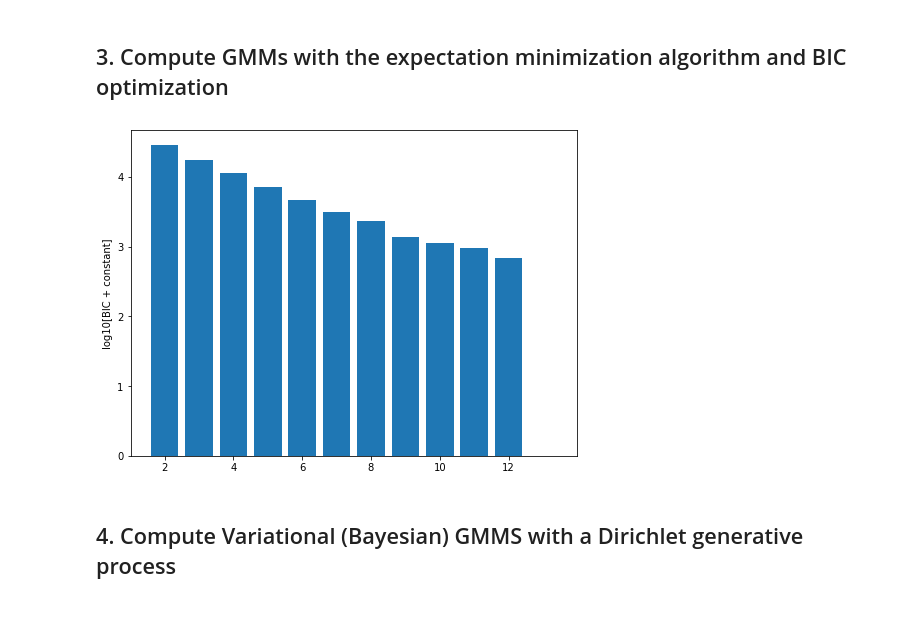
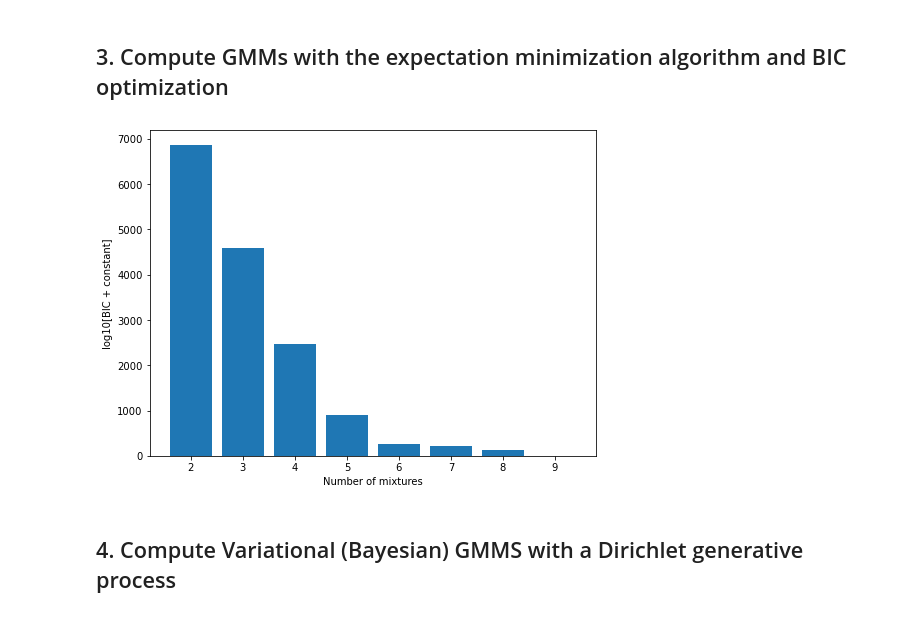
Before and after one commit to momomolnar/classify_solar_surface_GMM, a Jupyter notebook: Solar_surface_VGMMs.ipynb, the cells around one changed output. Saved outputs shown, nothing was run; the diff lists cells and outputs as text; code cells hidden in the pictures.

Commit message:
adding some more plots

```diff
--- a/Solar_surface_VGMMs.ipynb
+++ b/Solar_surface_VGMMs.ipynb
@@ -11,12 +11,13 @@ from sklearn import mixture
 # %% [markdown]
 ## 1. Load the data
 # %%
-input_data = "../../data/solar_surface_dataset_20170423.npz"
+input_data = "solar_surface_dataset_20170423.npz"
 
 
 with np.load(input_data) as aa:
     data_raw = aa["arr_0"]
 
+data = data_raw + 0.0
 for el in range(data.shape[1]):
     data[:, el] = data_raw[:, el] - np.mean(data_raw[:, el])
     data[:, el] = data_raw[:, el] / np.max(np.abs(data_raw[:, el]))
@@ -48,7 +49,7 @@ pl.tight_layout()
 # %% [markdown]
 ## 3. Compute GMMs with the expectation minimization algorithm and BIC optimization
 # %%
-n_components_range = range(2, 14)
+n_components_range = range(2, 10)
 cv_types = ["full"]
 
 bic = []
@@ -59,7 +60,7 @@ for cv_type in cv_types:
         gmm = mixture.GaussianMixture(n_components=n_components,
                                       covariance_type=cv_type)
         gmm.fit(data)
-        bic.append(gmm.bic(data[::30, :]))
+        bic.append(gmm.bic(data[::100, :]))
         if bic[-1] < lowest_bic:
             lowest_bic = bic[-1]
             best_gmm = gmm
@@ -68,13 +69,14 @@ bic = np.array(bic)
 # %%
 # plot the bic scores
 
 pl.figure(figsize=(8, 6))
 bic_a = bic -  np.amin(bic) + 1 #to make it positive
-pl.bar(n_components_range, np.log10(bic_a))
+pl.bar(n_components_range, (bic_a))
 pl.ylabel("log10[BIC + constant]")
+pl.xlabel("Number of mixtures")
 pl.show()
 # %% [output]
-[figure, old version]
+[figure, new version]
 # %% [markdown]
 ## 4. Compute Variational (Bayesian) GMMS with a Dirichlet generative process
 # %%
```
Also changed, not shown: parts of 7 cells of this notebook.
